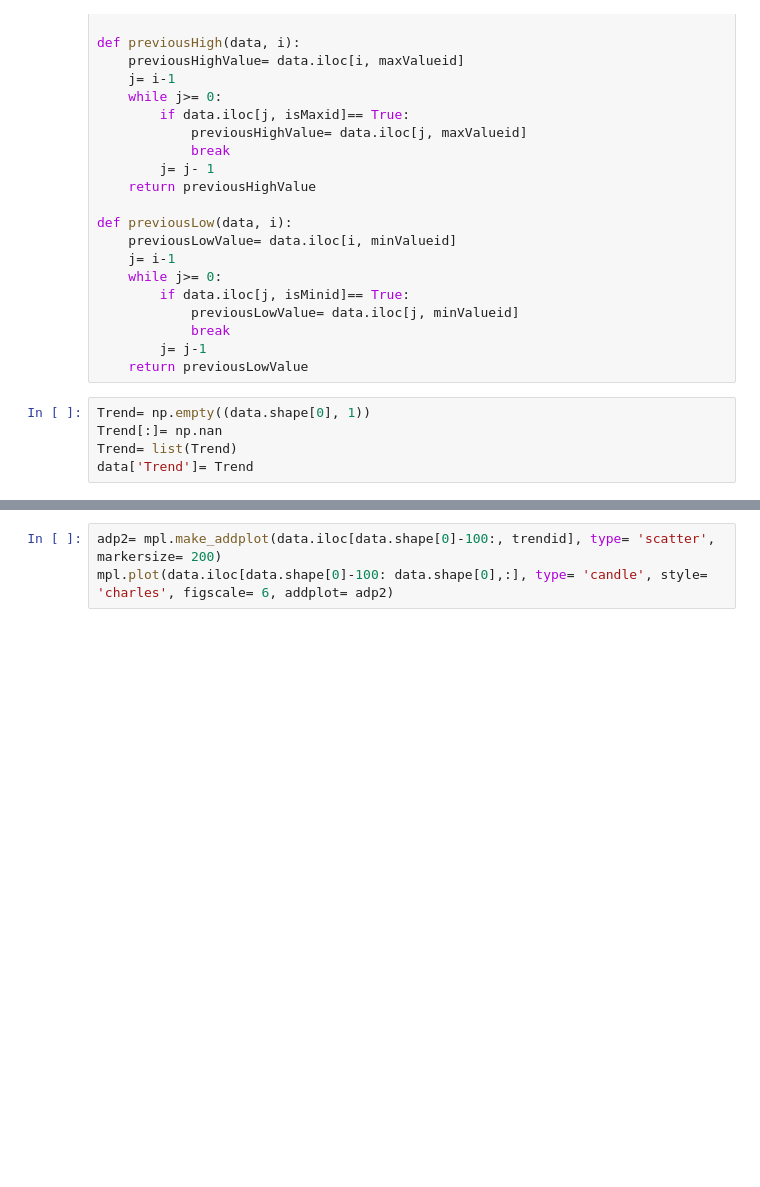
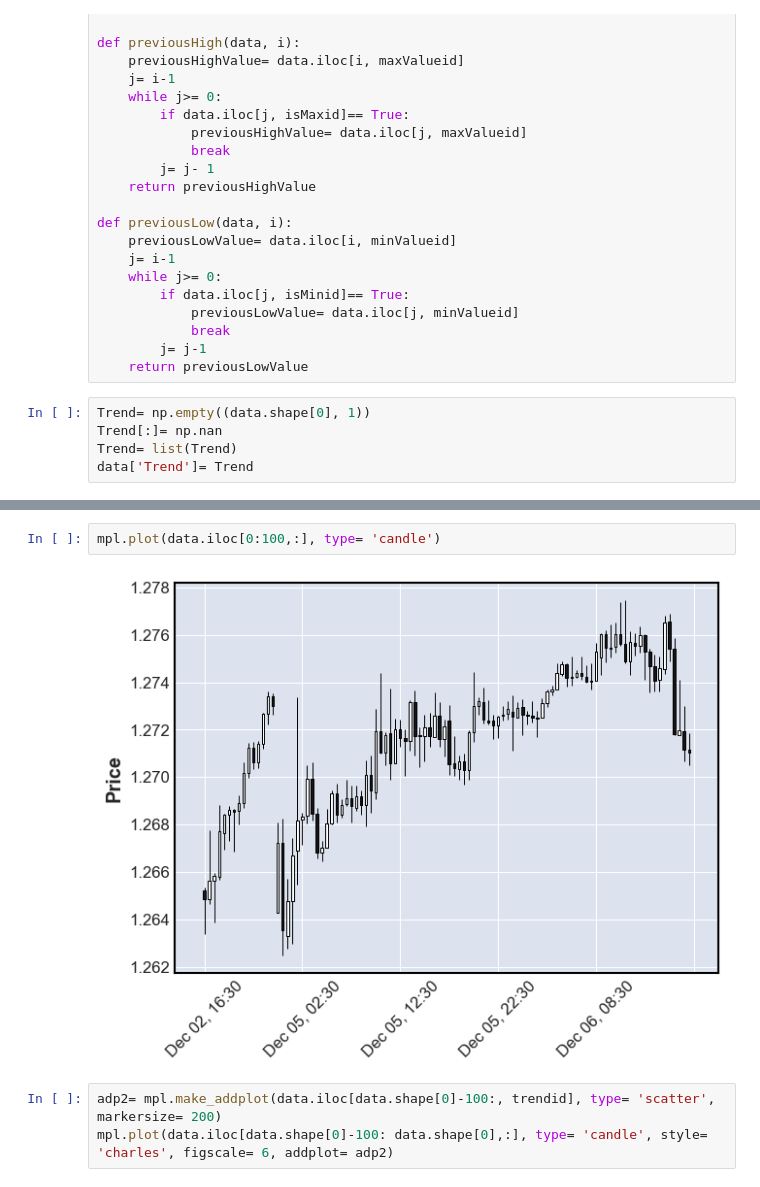
Before and after one commit to Mehrnoushhk/DeepLearning, a Jupyter notebook: PinAI.ipynb, the cells around one changed output, grey strips where cells are left out. Drawn from its saved outputs; the diff is of its cells as text; blank space fills up the shorter version.

```diff
--- a/PinAI.ipynb
+++ b/PinAI.ipynb
@@ -163,3 +167,7 @@ Wall time: 43 ms
+# %%
+mpl.plot(data.iloc[0:100,:], type= 'candle')
+# %% [output]
+[figure, added]
 # %%
 adp2= mpl.make_addplot(data.iloc[data.shape[0]-100:, trendid], type= 'scatter', markersize= 200)
 mpl.plot(data.iloc[data.shape[0]-100: data.shape[0],:], type= 'candle', style= 'charles', figscale= 6, addplot= adp2)
```
Also changed, not shown: parts of 3 cells of this notebook.
